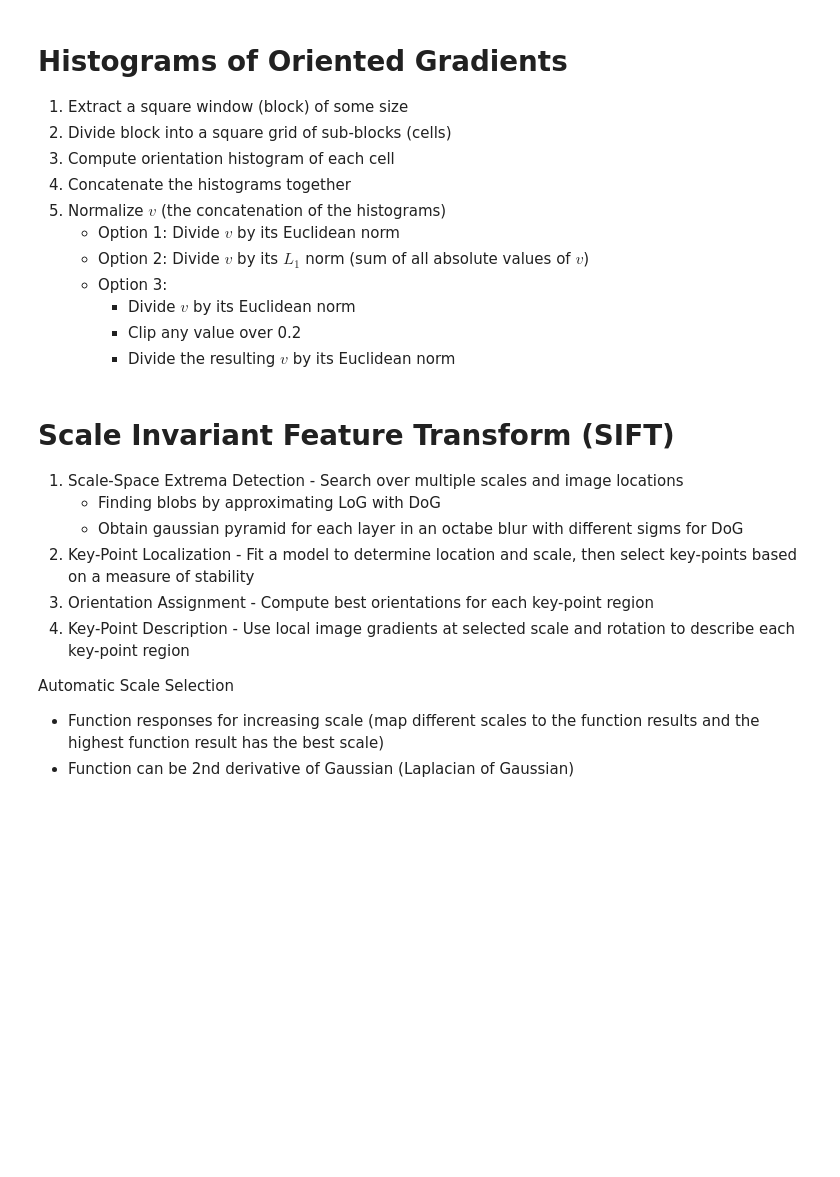
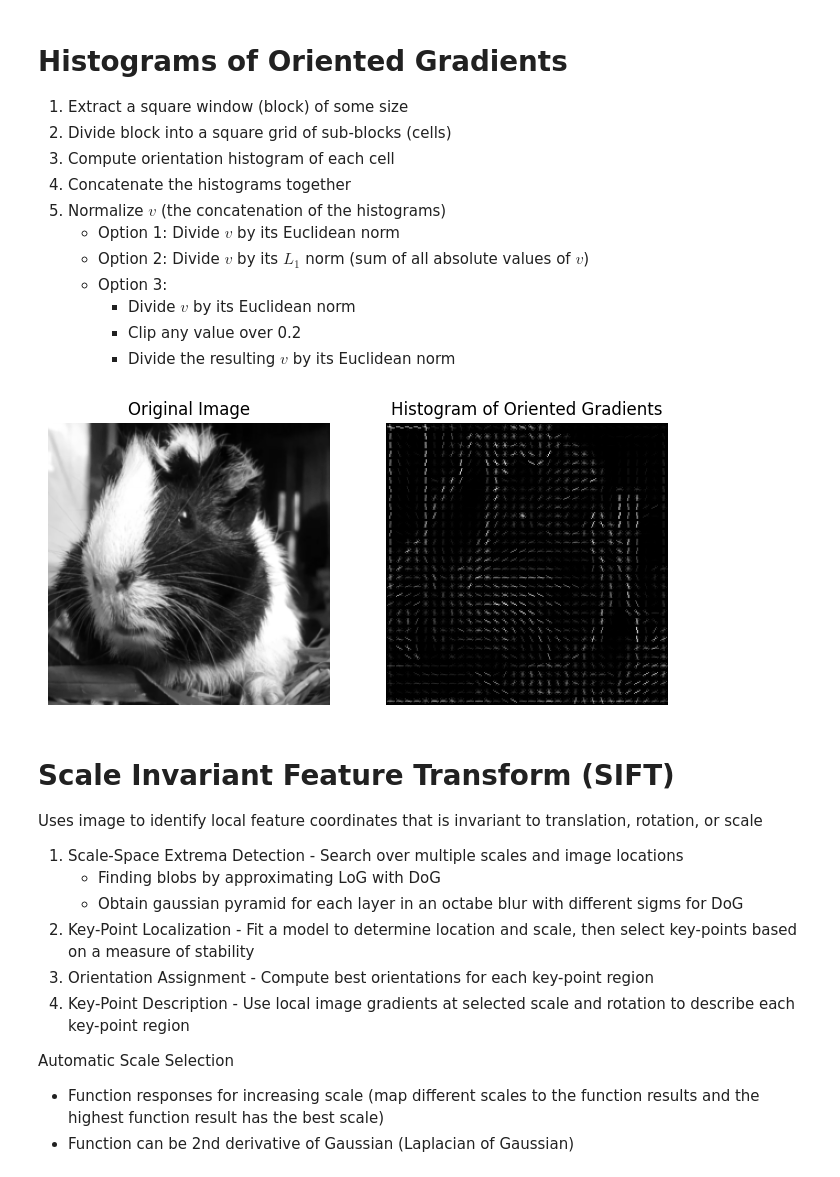
Before and after one commit to DRobinson4105/learning-portfolio, a Jupyter notebook: MachineLearning/ComputerVision/Features.ipynb, the cells around one changed output. Cells and saved outputs as stored; diff of their text form; code cells hidden in the pictures; blank space fills up the shorter version.

```diff
--- a/MachineLearning/ComputerVision/Features.ipynb
+++ b/MachineLearning/ComputerVision/Features.ipynb
@@ -186,39 +186,45 @@ transform = transforms.Compose([
 ])
 
 image = transform(img).to(device).unsqueeze(0)
+img = transforms.ToPILImage()(image.squeeze())
 
 # Compute gradients
 grad_x, grad_y = compute_gradients(image)
 
 # Compute gradient magnitude and orientation
 grad = torch.sqrt(grad_x ** 2 + grad_y ** 2)
 theta = torch.atan2(grad_y, grad_x)
 
 grad = grad / grad.max()
 
-theta = theta * 180.0 / np.pi
+# Normalize theta to range [0, 180)
+theta = theta * 180.0 / torch.pi
 theta[theta < 0] += 180
 theta = torch.remainder(theta, 180.0)
 
 histograms = get_histograms(grad, theta)
 
 hog_image = hog(histograms.cpu().numpy())
 
 plt.figure(figsize=(8, 4))
 
 plt.subplot(1, 2, 1)
 plt.title("Original Image")
 plt.imshow(image.squeeze().cpu().numpy(), cmap='gray')
 plt.axis('off')
 
 plt.subplot(1, 2, 2)
 plt.title("Histogram of Oriented Gradients")
 plt.imshow(hog_image, cmap='gray')
 plt.axis('off')
 
 plt.show()
+# %% [output]
+[figure, added]
 # %% [markdown]
 # Scale Invariant Feature Transform (SIFT)
+Uses image to identify local feature coordinates that is invariant to translation, rotation, or scale
+
 1. Scale-Space Extrema Detection - Search over multiple scales and image locations
     - Finding blobs by approximating LoG with DoG
     - Obtain gaussian pyramid for each layer in an octabe blur with different sigms for DoG
```
Also changed, not shown: parts of 7 cells of this notebook, 3 other files.
